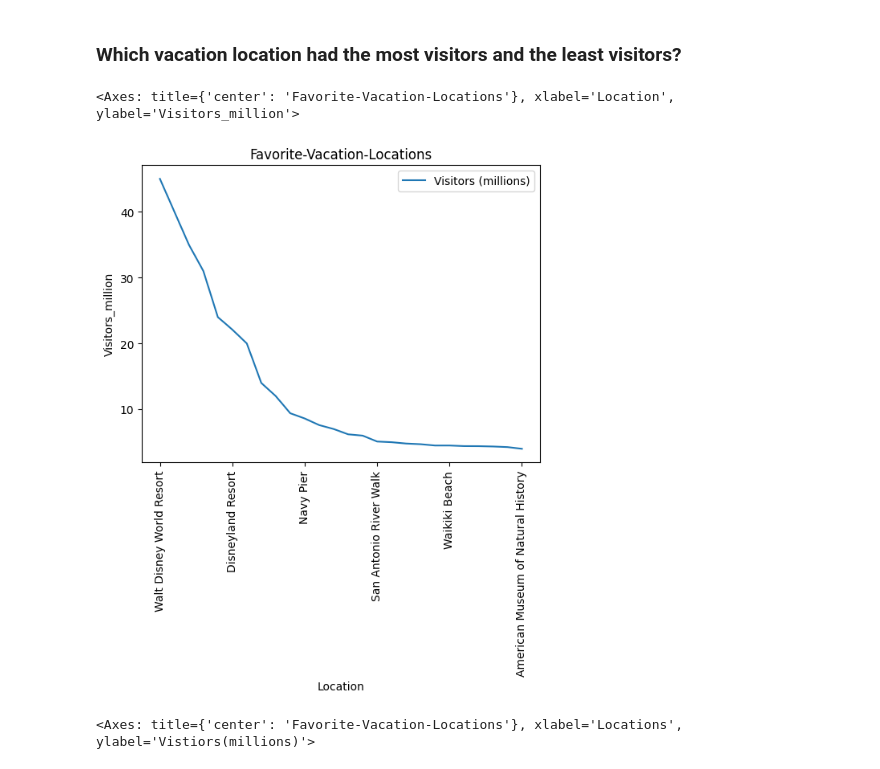
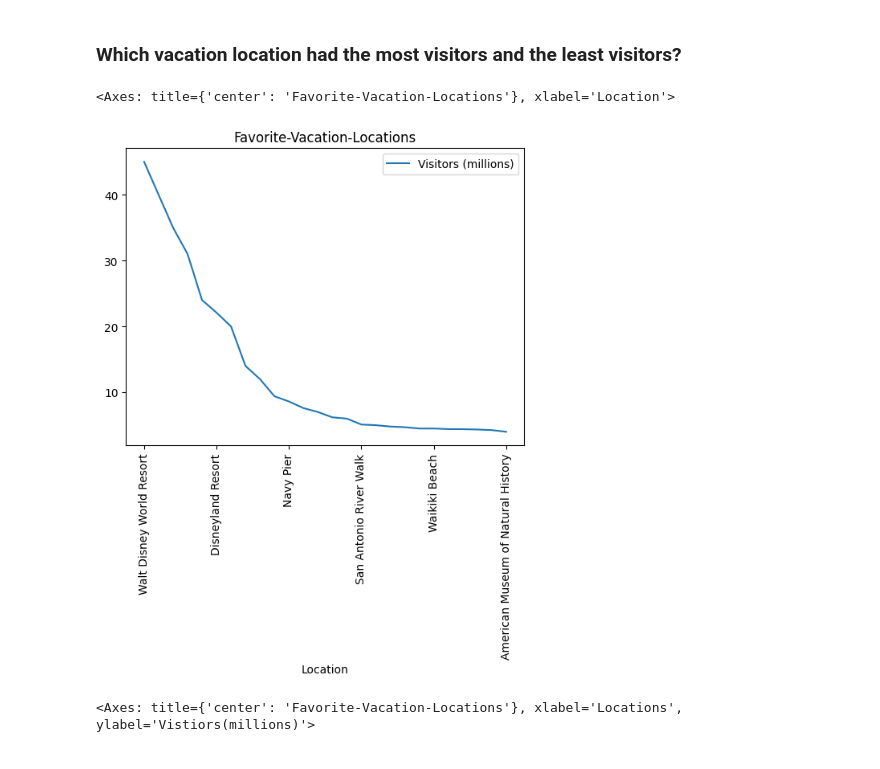
Before and after one commit to joannathom/Favorite-Vacation-Locations, a Jupyter notebook: Final-Project.ipynb, the cells around one changed output. Drawn from its saved outputs; the diff is of its cells as text; code cells hidden in the pictures.

```diff
--- a/Final-Project.ipynb
+++ b/Final-Project.ipynb
@@ -136,10 +140,10 @@ df
 # %% [markdown]
 ### Which vacation location had the most visitors and the least visitors?
-# %%
-Vacation_df.plot(title = 'Favorite-Vacation-Locations', x = 'Place', xlabel = "Location", rot = 90, ylabel = "Visitors_million")
-# %% [output]
-<Axes: title={'center': 'Favorite-Vacation-Locations'}, xlabel='Location', ylabel='Visitors_million'>
-[figure, removed]
+# %%
+Vacation_df.plot(title = 'Favorite-Vacation-Locations', x = 'Place', xlabel = "Location", rot = 90)
+# %% [output]
+<Axes: title={'center': 'Favorite-Vacation-Locations'}, xlabel='Location'>
+[figure, added]
 # %%
 # Plot a bar graph to show location to visitor ratio.
 Vacation_df.plot.bar(title = "Favorite-Vacation-Locations", x = "Place", xlabel = "Locations", rot = 90, ylabel = "Vistiors(millions)")
```
Also changed, not shown: parts of 13 cells of this notebook.
